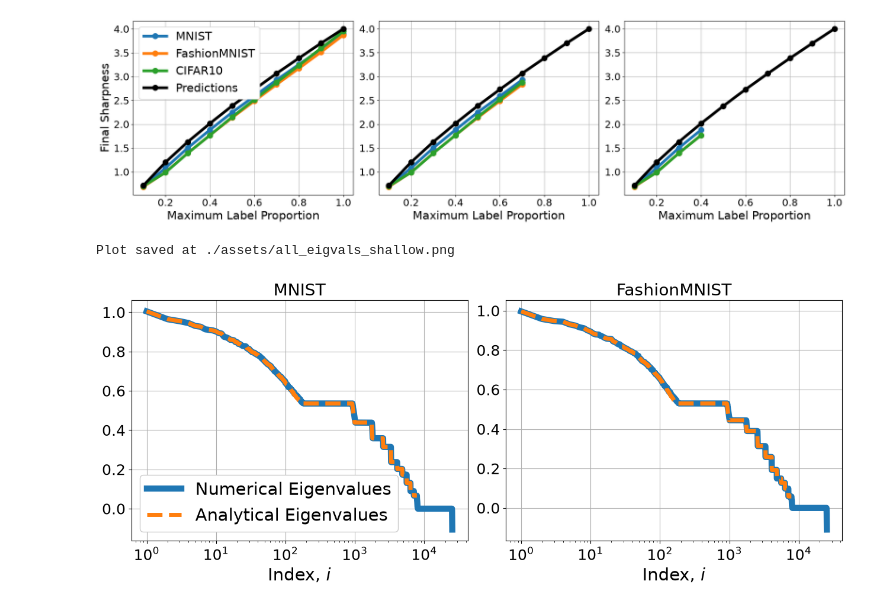
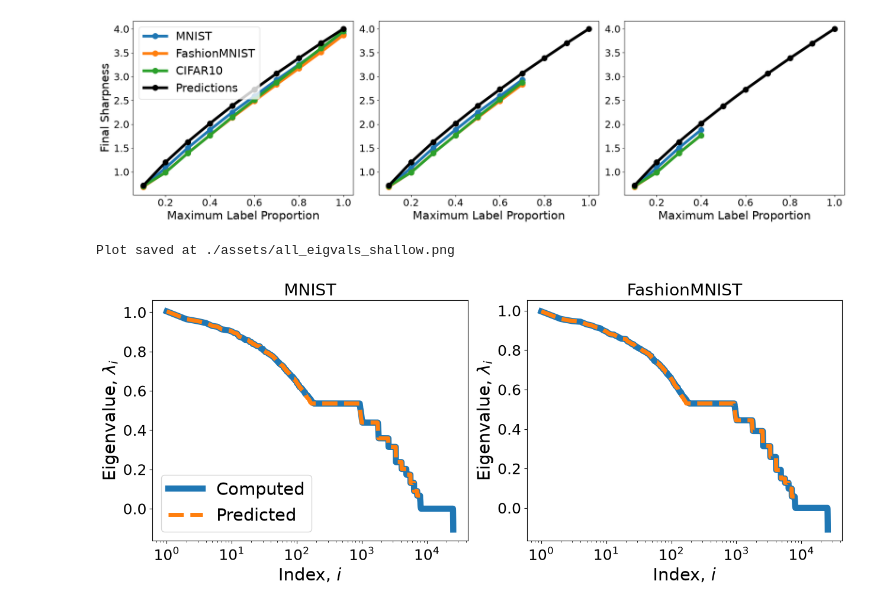
Before and after one commit to ignasa007/How-Sharpness-Depends-on-Data, a Jupyter notebook: plots.ipynb, the cells around one changed output. Drawn from its saved outputs; the diff is of its cells as text; code cells hidden in the pictures.

Commit message:
added effect of width; new plots

```diff
--- a/plots.ipynb
+++ b/plots.ipynb
@@ -238,15 +232,15 @@ for Dataset in DATASETS:
         *_, numerical_eigval, theoretical_eigval = out
         numerical_eigvals.append(numerical_eigval[-1].item())
         theoretical_eigvals.append(theoretical_eigval[-1].item())
-    ax.plot(MAX_PROPS, numerical_eigvals, linewidth=5, marker="o", ms=8, mew=3, alpha=1.0, label=Dataset)
+    ax.plot(MAX_PROPS, numerical_eigvals, linewidth=LINE_WIDTH, marker="o", ms=MARKER_SIZE, label=Dataset)
 
 ax.set_xticks(MAX_PROPS[1::2])
 ax.set_yscale("log")
 ax.tick_params(axis="both", labelsize=LABEL_SIZE)
 ax.set_xlabel("Maximum Label Proportion", fontsize=FONT_SIZE)
 ax.set_ylabel("Final Sharpness", fontsize=FONT_SIZE)
-ax.legend(loc="center left", fontsize=FONT_SIZE, framealpha=1.0)
-ax.grid()
+ax.legend(loc="center left", fontsize=FONT_SIZE, framealpha=FRAME_ALPHA)
+# ax.grid()
 
 fig.tight_layout()
 fn = f"{ASSETS}/{source_name}.png"
@@ -274,15 +268,15 @@ for Dataset in DATASETS:
         *_, numerical_eigval, theoretical_eigval = out
         numerical_eigvals.append(numerical_eigval[-1].item())
         theoretical_eigvals.append(theoretical_eigval[-1].item())
-    ax.plot(MAX_PROPS, numerical_eigvals, linewidth=5, marker="o", ms=8, mew=3, alpha=1.0)
-ax.plot(MAX_PROPS, theoretical_eigvals, linewidth=5, marker="o", ms=8, mew=3, color="black", alpha=1.0, label="Predictions")
+    ax.plot(MAX_PROPS, numerical_eigvals, linewidth=LINE_WIDTH, marker="o", ms=MARKER_SIZE)
+ax.plot(MAX_PROPS, theoretical_eigvals, linewidth=LINE_WIDTH, marker="o", ms=MARKER_SIZE, color="black", label="Predictions")
 
 ax.set_xticks(MAX_PROPS[1::2])
 ax.tick_params(axis="both", labelsize=LABEL_SIZE)
 ax.set_xlabel("Maximum Label Proportion", fontsize=FONT_SIZE)
 ax.set_ylabel("Final Sharpness", fontsize=FONT_SIZE)
-ax.legend(loc="upper left", fontsize=FONT_SIZE, framealpha=1.0)
-ax.grid()
+ax.legend(loc="upper left", fontsize=FONT_SIZE, framealpha=FRAME_ALPHA)
+# ax.grid()
 
 fig.tight_layout()
 fn = f"{ASSETS}/{source_name}.png"
@@ -310,15 +304,15 @@ for Dataset in DATASETS:
         *_, numerical_eigval, theoretical_eigval = out
         numerical_eigvals.append(numerical_eigval[-1].item())
         theoretical_eigvals.append(theoretical_eigval[-1].item())
-    ax.plot(MAX_PROPS, numerical_eigvals, linewidth=5, marker="o", ms=8, mew=3, alpha=1.0, label=Dataset)
-ax.plot(MAX_PROPS, theoretical_eigvals, linewidth=5, marker="o", ms=8, mew=3, color="black", alpha=1.0, label="Predictions")
+    ax.plot(MAX_PROPS, numerical_eigvals, linewidth=LINE_WIDTH, marker="o", ms=MARKER_SIZE, label=Dataset)
+ax.plot(MAX_PROPS, theoretical_eigvals, linewidth=LINE_WIDTH, marker="o", ms=MARKER_SIZE, color="black", label="Predictions")
 
 ax.set_xticks(MAX_PROPS[1::2])
 ax.tick_params(axis="both", labelsize=LABEL_SIZE)
 ax.set_xlabel("Maximum Label Proportion", fontsize=FONT_SIZE)
 ax.set_ylabel("Final Sharpness", fontsize=FONT_SIZE)
-# ax.legend(loc="upper left", fontsize=FONT_SIZE, framealpha=1.0)
-ax.grid()
+# ax.legend(loc="upper left", fontsize=FONT_SIZE, framealpha=FRAME_ALPHA)
+# ax.grid()
 
 fig.tight_layout()
 fn = f"{ASSETS}/{source_name}.png"
@@ -358,15 +352,15 @@ for subset_size, ax in zip(SUBSET_SIZES, axs):
             *_, numerical_eigval, theoretical_eigval = out
             numerical_eigvals.append(numerical_eigval[-1].item())
             theoretical_eigvals.append(theoretical_eigval[-1].item())
-        ax.plot(MAX_PROPS, numerical_eigvals, linewidth=5, marker="o", ms=8, mew=3, alpha=1.0, label=Dataset)
-    ax.plot(MAX_PROPS, theoretical_eigvals, linewidth=5, marker="o", ms=8, mew=3, color="black", alpha=1.0, label="Predictions")
+        ax.plot(MAX_PROPS, numerical_eigvals, linewidth=LINE_WIDTH, marker="o", ms=MARKER_SIZE, label=Dataset)
+    ax.plot(MAX_PROPS, theoretical_eigvals, linewidth=LINE_WIDTH, marker="o", ms=MARKER_SIZE, color="black", label="Predictions")
     ax.set_xticks(MAX_PROPS[1::2])
     ax.tick_params(axis="both", labelsize=LABEL_SIZE)
     ax.set_xlabel("Maximum Label Proportion", fontsize=FONT_SIZE)
-    ax.grid()
+    # ax.grid()
 
 axs[0].set_ylabel("Final Sharpness", fontsize=FONT_SIZE)
-axs[0].legend(loc="upper left", fontsize=FONT_SIZE, framealpha=1.0)
+axs[0].legend(loc="upper left", fontsize=FONT_SIZE, framealpha=FRAME_ALPHA)
 
 fig.tight_layout()
 fn = f"{ASSETS}/{source_name}.png"
@@ -380,33 +374,34 @@ Plot saved at ./assets/effect_of_dataset_size.png
 # %%
 from all_eigvals_shallow import *
 source_name = "all_eigvals_shallow"
 DATASETS = ("MNIST", "FashionMNIST")
 
 fig, axs = plt.subplots(1, len(DATASETS), figsize=(AX_WIDTH*len(DATASETS), AX_HEIGHT*1))
 if not hasattr(axs, "__len__"):
     axs = np.array((axs,))
 
 for Dataset, ax in zip(DATASETS, axs):
     fn = f"{RESULTS}/{source_name}/{Dataset.lower()}.pt"
     results = torch.load(fn, weights_only=False, map_location="cpu")
     kwargs, assets, out = results["kwargs"], results["assets"], results["out"]
     *_, numerical_eigvals, theoretical_eigvals = out
-    ax.plot(range(1, len(numerical_eigvals)+1), numerical_eigvals, linewidth=7.5, label="Numerical Eigenvalues")
-    ax.plot(range(1, len(theoretical_eigvals)+1), theoretical_eigvals, linewidth=5, linestyle="--", label="Analytical Eigenvalues")
+    ax.plot(range(1, len(numerical_eigvals)+1), numerical_eigvals, linewidth=1.5*LINE_WIDTH, label="Computed")
+    ax.plot(range(1, len(theoretical_eigvals)+1), theoretical_eigvals, linewidth=LINE_WIDTH, linestyle="--", label="Predicted")
     ax.tick_params(axis="both", labelsize=LABEL_SIZE)
     ax.set_xlabel(r"Index, $i$", fontsize=FONT_SIZE)
+    ax.set_ylabel(r"Eigenvalue, $\lambda_i$", fontsize=FONT_SIZE)
     ax.set_title(Dataset, fontsize=20)
     ax.set_xscale("log")
-    ax.grid()
+    # ax.grid()
 
-axs[0].legend(loc="lower left", fontsize=FONT_SIZE, framealpha=1.0)
+axs[0].legend(loc="lower left", fontsize=FONT_SIZE, framealpha=FRAME_ALPHA)
 
 fig.tight_layout()
 fn = f"{ASSETS}/{source_name}.png"
 os.makedirs(os.path.dirname(fn), exist_ok=True)
 plt.savefig(fn)
 print(f"Plot saved at {fn}")
 plt.show()
 # %% [output]
 Plot saved at ./assets/all_eigvals_shallow.png
-[figure, old version]
+[figure, new version]
```
Also changed, not shown: parts of 9 cells of this notebook, 34 other files.
